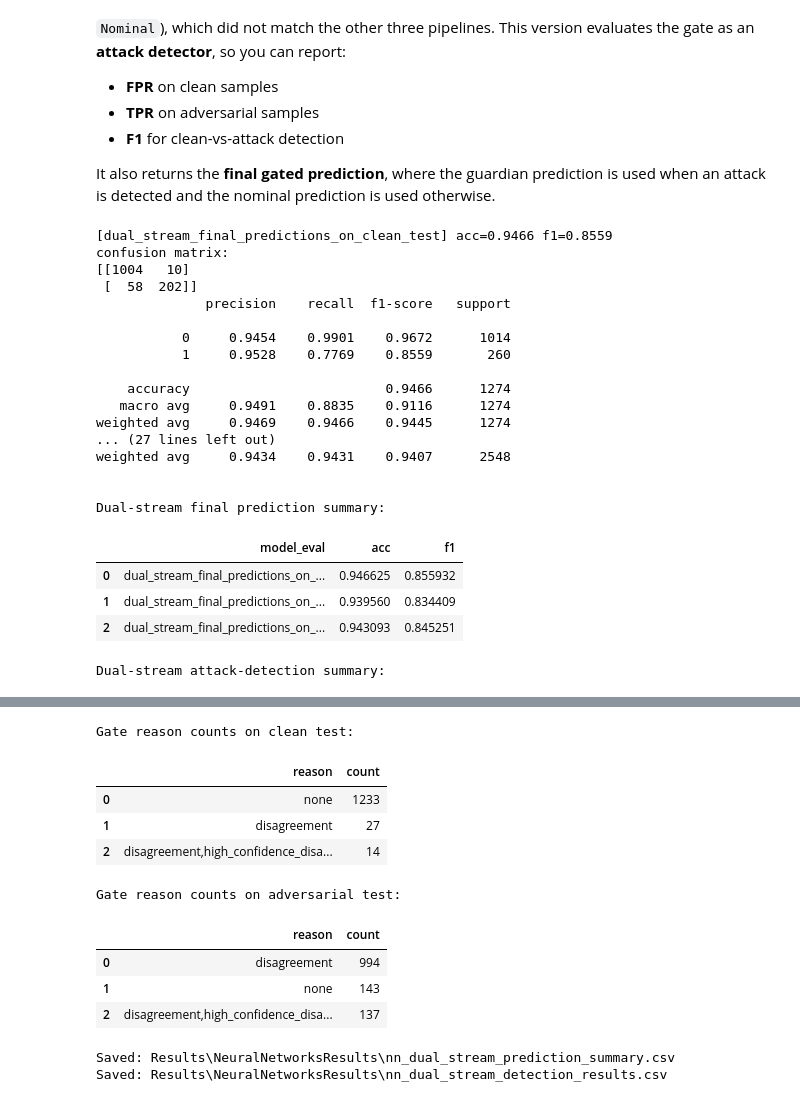
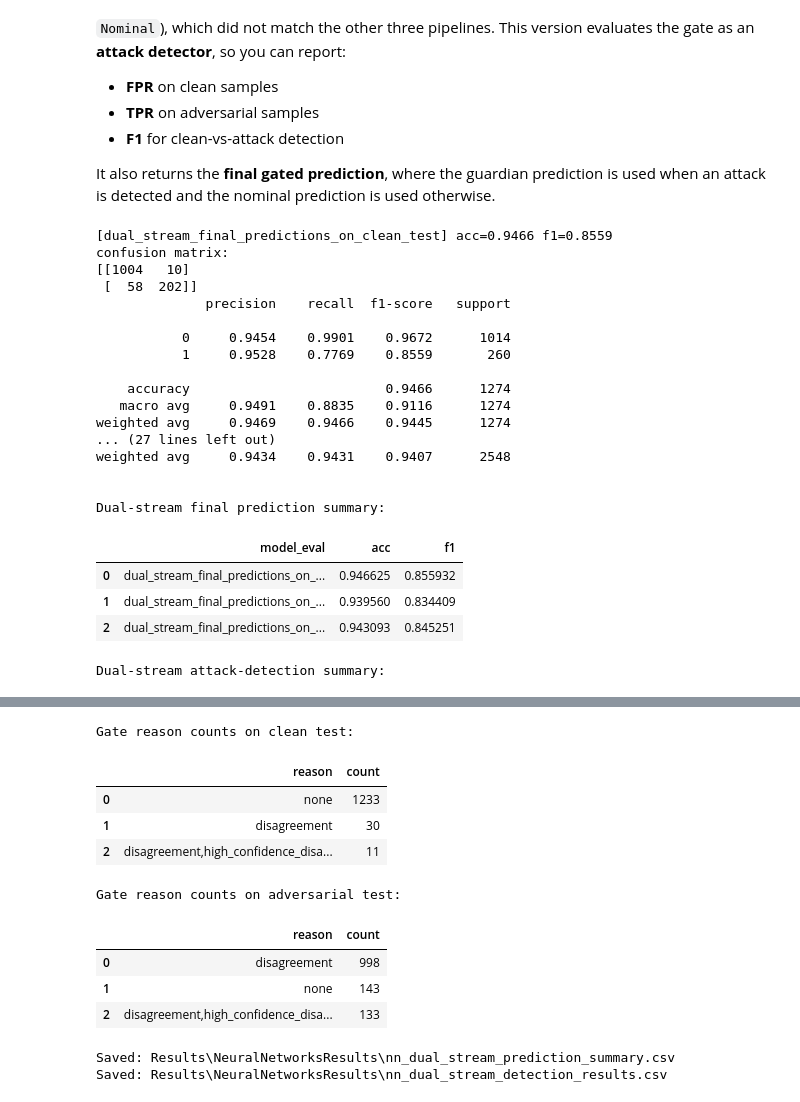
Before and after one commit to jansalafia/AnomalyDetection, a Jupyter notebook: CONSGATE Notebooks/NN_FGM_DUALSTREAM_CONSGATE.ipynb, the cells around one changed output, grey strips where cells are left out. Cells and saved outputs as stored; diff of their text form; code cells hidden in the pictures.

Commit message:
changed confidence threshhold

```diff
--- a/CONSGATE Notebooks/NN_FGM_DUALSTREAM_CONSGATE.ipynb
+++ b/CONSGATE Notebooks/NN_FGM_DUALSTREAM_CONSGATE.ipynb
@@ -499,7 +499,7 @@ It also returns the **final gated prediction**, where the guardian prediction is
 
 # Dual-stream consistency gate aligned with the CNN / LSTM / Transformer notebooks
 
-CONFIDENCE_THRESHOLD = 0.20
+CONFIDENCE_THRESHOLD = 0.60
 DISAGREEMENT_THRESHOLD = 0.55
 
 def predict_with_confidence(art_clf: PyTorchClassifier, X: np.ndarray):
@@ -680,13 +680,13 @@ Dual-stream attack-detection summary:
 Gate reason counts on clean test:
 |  | reason | count |
 | 0 | none | 1233 |
-| 1 | disagreement | 27 |
-| 2 | disagreement,high_confidence_disa... | 14 |
+| 1 | disagreement | 30 |
+| 2 | disagreement,high_confidence_disa... | 11 |
 Gate reason counts on adversarial test:
 |  | reason | count |
-| 0 | disagreement | 994 |
+| 0 | disagreement | 998 |
 | 1 | none | 143 |
-| 2 | disagreement,high_confidence_disa... | 137 |
+| 2 | disagreement,high_confidence_disa... | 133 |
 # %%
 # Save dual-stream outputs
 dual_stream_prediction_summary_path = RESULTS_DIR / "nn_dual_stream_prediction_summary.csv"
```
Also changed, not shown: parts of 2 cells of this notebook, 17 other files.
